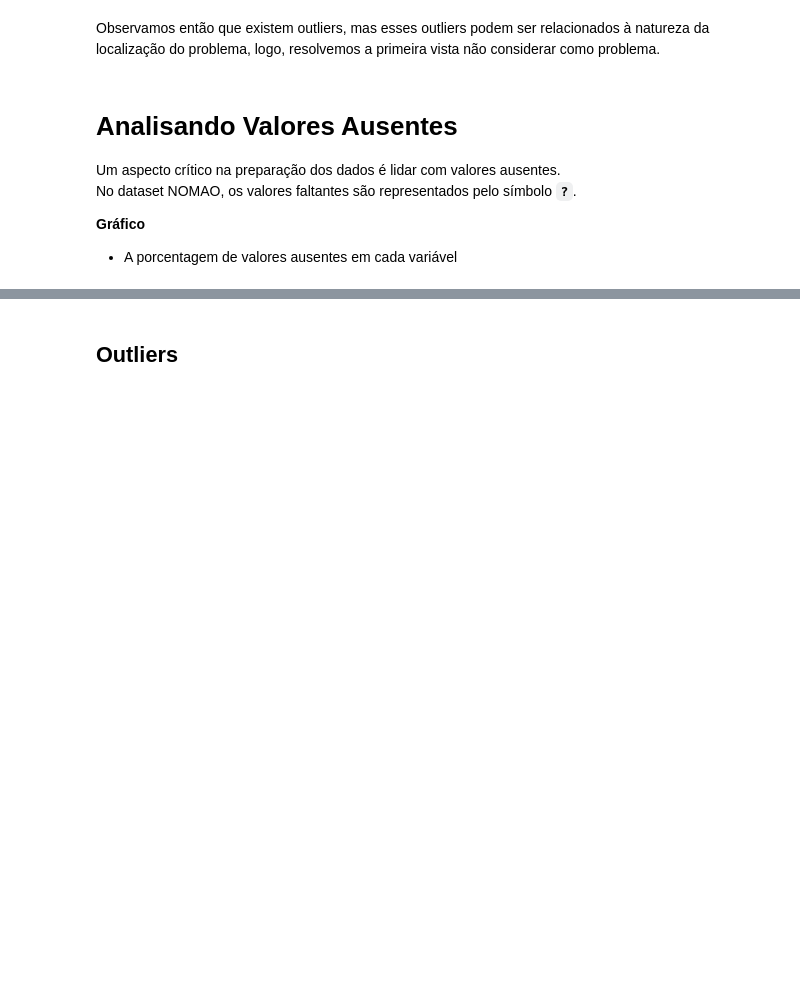
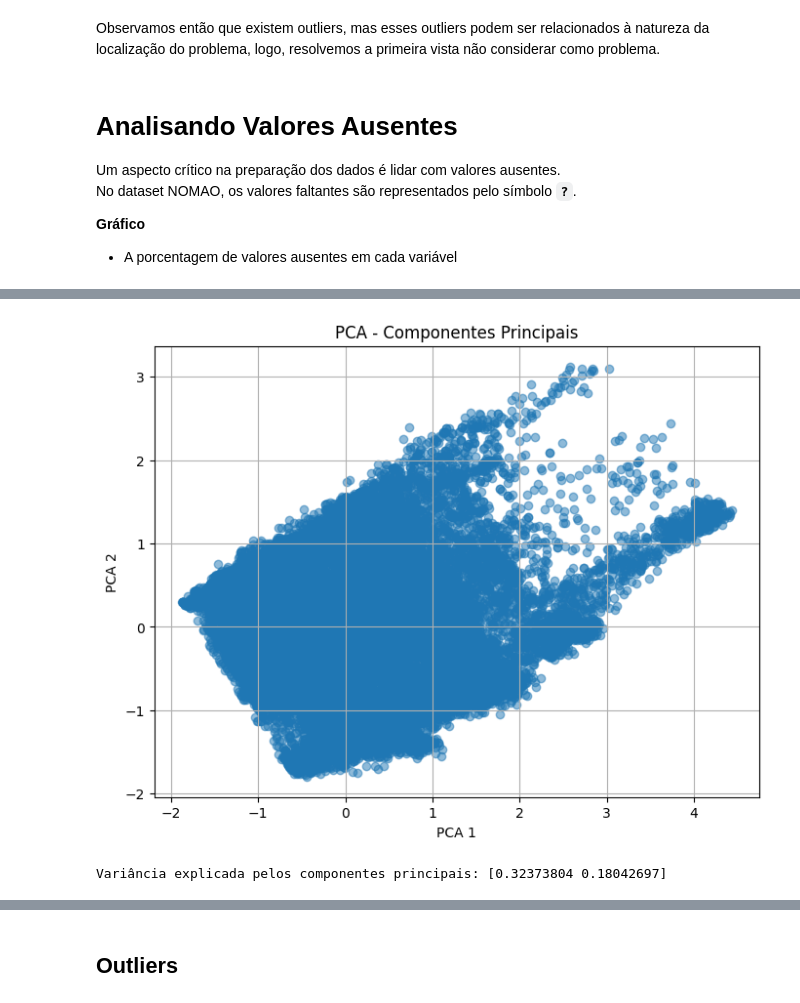
Before and after one commit to ianzin30/IF1014-Mining, a Jupyter notebook: exploratory.ipynb, the cells around one changed output, grey strips where cells are left out. Cells and saved outputs as stored; diff of their text form; code cells hidden in the pictures; blank space fills up the shorter version.

```diff
--- a/exploratory.ipynb
+++ b/exploratory.ipynb
@@ -355 +355,35 @@ Passing `palette` without assigning `hue` is deprecated and will be removed in v
 [figure]
+# %%
+from sklearn.decomposition import PCA
+import pandas as pd
+import numpy as np
+import matplotlib.pyplot as plt
+
+# Selecionando apenas as colunas numéricas
+num_cols = nomao_df.select_dtypes(include=['float64', 'int64']).columns
+
+# Tratando valores ausentes (substituindo por média ou mediana)
+nomao_df[num_cols] = nomao_df[num_cols].fillna(nomao_df[num_cols].mean())  # ou use mediana em vez de média
+
+# Aplicando PCA
+pca = PCA(n_components=2)  # Reduzindo para 2 componentes principais para visualização
+pca_result = pca.fit_transform(nomao_df[num_cols])
+
+# Criando um DataFrame com os componentes principais
+pca_df = pd.DataFrame(data=pca_result, columns=['PCA1', 'PCA2'])
+
+# Plotando os resultados do PCA
+plt.figure(figsize=(8, 6))
+plt.scatter(pca_df['PCA1'], pca_df['PCA2'], alpha=0.5)
+plt.title('PCA - Componentes Principais')
+plt.xlabel('PCA 1')
+plt.ylabel('PCA 2')
+plt.grid(True)
+plt.show()
+
+# Verificando a variância explicada
+explained_variance = pca.explained_variance_ratio_
+print(f"Variância explicada pelos componentes principais: {explained_variance}")
+# %% [output]
+[figure, added]
+Variância explicada pelos componentes principais: [0.32373804 0.18042697]
```
Also changed, not shown: parts of 2 cells of this notebook.
